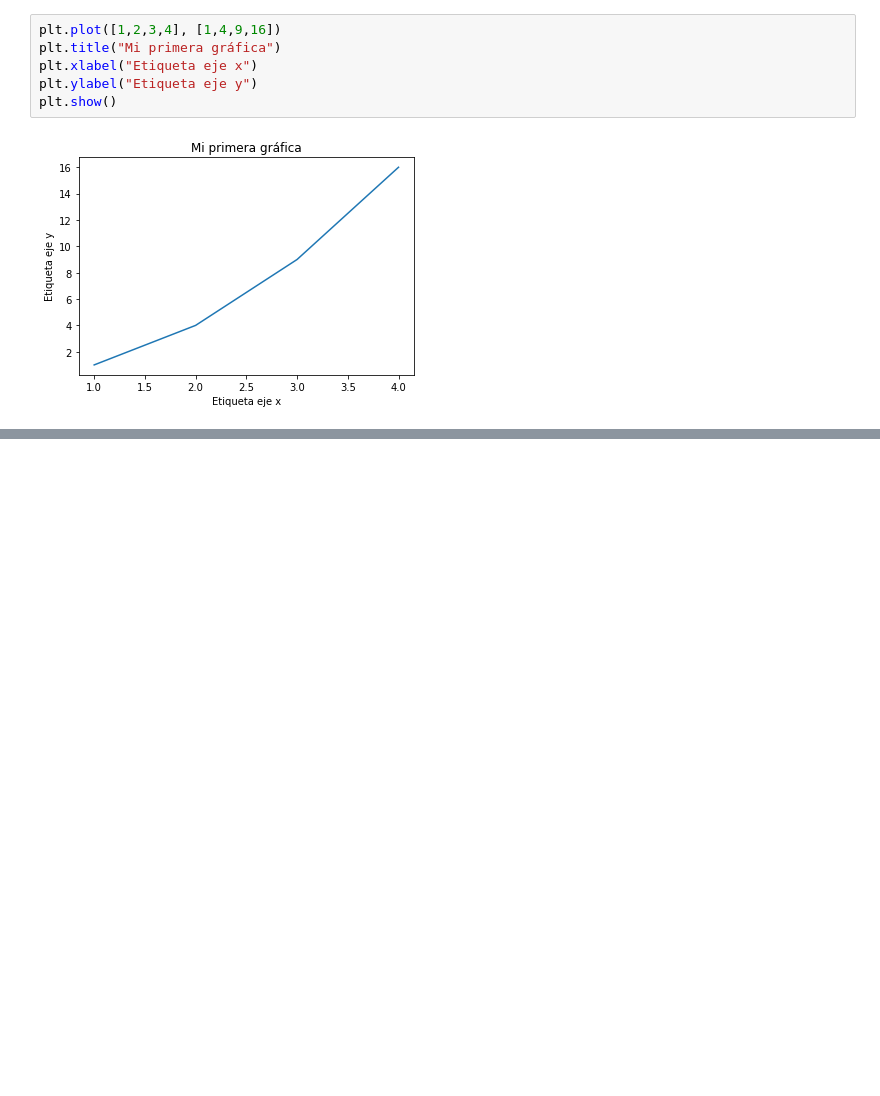
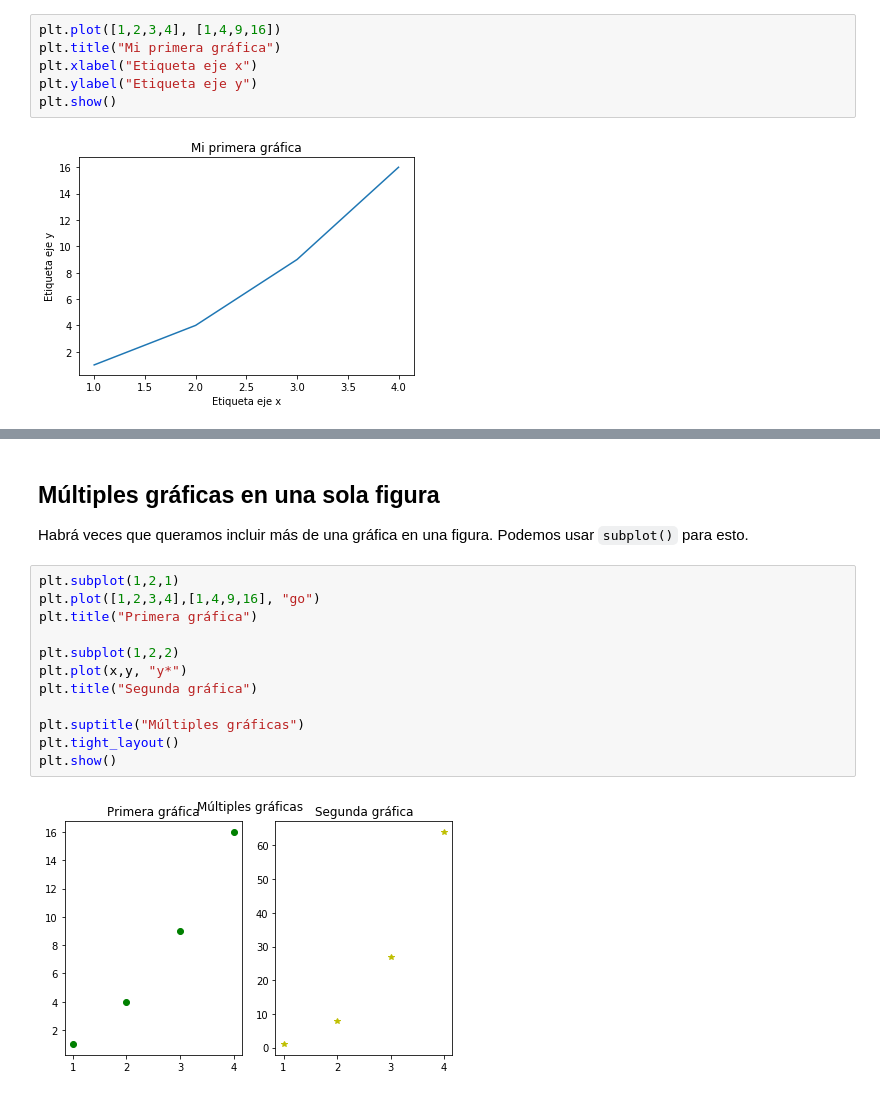
Before and after one commit to nextia-academy/analisis-datos-python, a Jupyter notebook: 6_Visualizacion_de_datos_con_Matplotlib_y_Seaborn/Matplotlib.ipynb, the cells around one changed output, grey strips where cells are left out. Cells and saved outputs as stored; diff of their text form; blank space fills up the shorter version.

```diff
--- a/6_Visualizacion_de_datos_con_Matplotlib_y_Seaborn/Matplotlib.ipynb
+++ b/6_Visualizacion_de_datos_con_Matplotlib_y_Seaborn/Matplotlib.ipynb
@@ -64,0 +98,18 @@ plt.show()
+# %% [markdown]
+## Múltiples gráficas en una sola figura
+
+Habrá veces que queramos incluir más de una gráfica en una figura. Podemos usar `subplot()` para esto.
+# %%
+plt.subplot(1,2,1)
+plt.plot([1,2,3,4],[1,4,9,16], "go")
+plt.title("Primera gráfica")
+
+plt.subplot(1,2,2)
+plt.plot(x,y, "y*")
+plt.title("Segunda gráfica")
+
+plt.suptitle("Múltiples gráficas")
+plt.tight_layout()
+plt.show()
+# %% [output]
+[figure, added]
```
Also changed, not shown: parts of 9 cells of this notebook.
